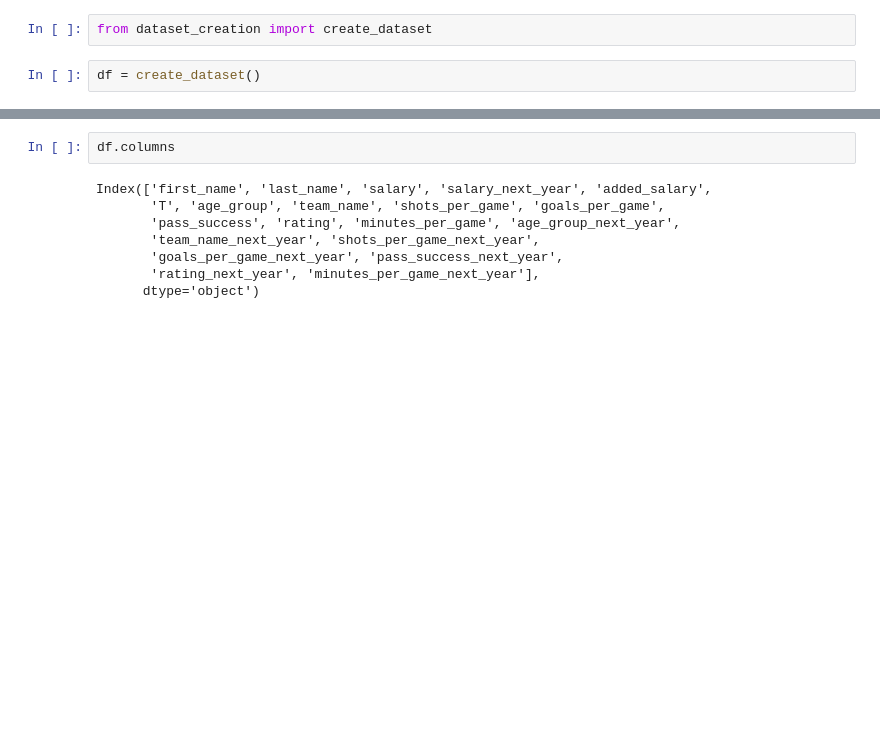
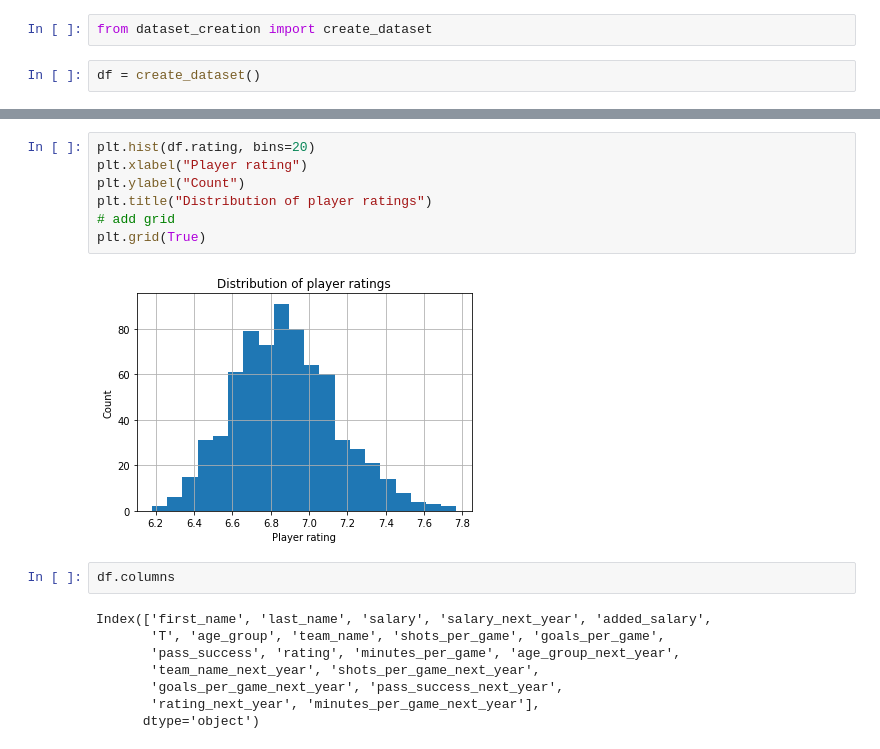
Before and after one commit to or7r/Casual-Inference-Soccer, a Jupyter notebook: dataset_creation-_trial.ipynb, the cells around one changed output, grey strips where cells are left out. Saved outputs shown, nothing was run; the diff lists cells and outputs as text; blank space fills up the shorter version.

```diff
--- a/dataset_creation.ipynb
+++ b/dataset_creation-_trial.ipynb
@@ -23,3 +32,12 @@ df = create_dataset()
+# %%
+plt.hist(df.rating, bins=20)
+plt.xlabel("Player rating")
+plt.ylabel("Count")
+plt.title("Distribution of player ratings")
+# add grid
+plt.grid(True)
+# %% [output]
+[figure, added]
 # %%
 df.columns
 # %% [output]
```
Also changed, not shown: parts of 1 cell of this notebook, 2 other files.
